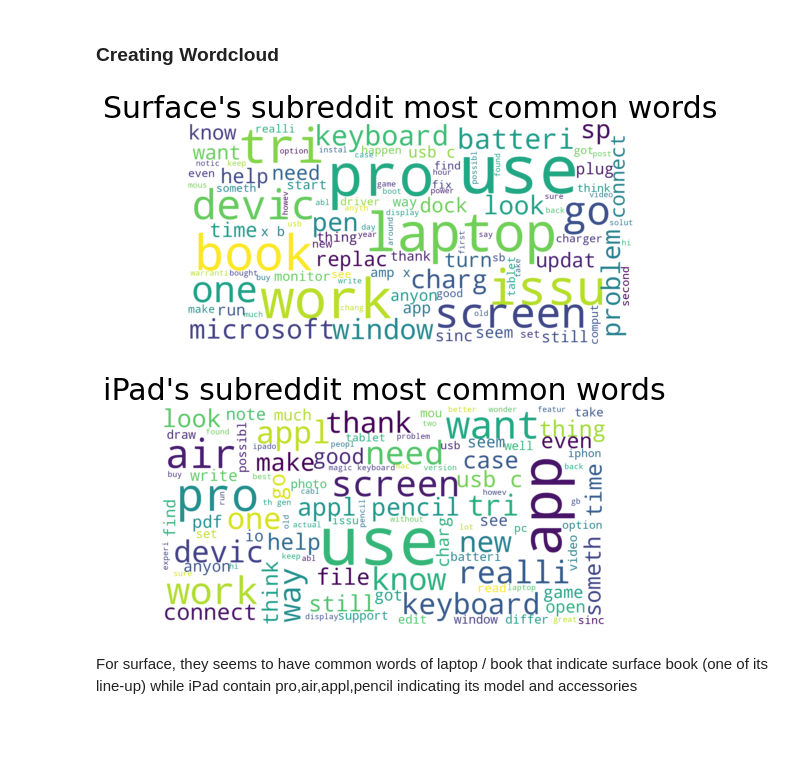
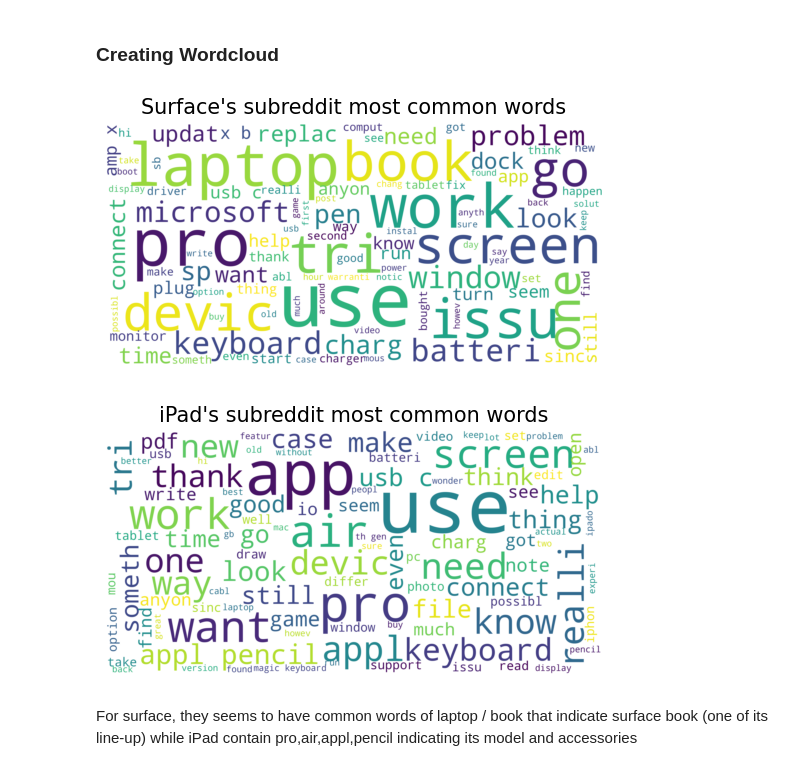
Before and after one commit to Tanupong/DSI_Project3, a Jupyter notebook: code/p3_model.ipynb, the cells around one changed output. Saved outputs shown, nothing was run; the diff lists cells and outputs as text; code cells hidden in the pictures; blank space fills up the shorter version.

```diff
--- a/code/p3_model.ipynb
+++ b/code/p3_model.ipynb
@@ -342,29 +348,28 @@ ipad_text = " ".join(data[data['subreddit'] == 1]['text'])
 stopwords_wordcloud = set(STOPWORDS)
 # %%
 # Create and generate a word cloud image:
-wordcloud_sf = WordCloud(scale=4,max_font_size=60, max_words=100, background_color="white",
+wordcloud_sf = WordCloud(scale=10,max_font_size=60, max_words=100, background_color="white",
                      stopwords=stopwords_wordcloud).generate(surface_text)
 
 # Display the generated image:
-plt.figure(figsize=(8,6))
-plt.title("Surface's subreddit most common words",fontsize=30)
+plt.title("Surface's subreddit most common words",fontsize=15)
 plt.imshow(wordcloud_sf, interpolation='bilinear')
 plt.axis("off")
 plt.show()
 
 # Create and generate a word cloud image:
-wordcloud_ip = WordCloud(scale=4,max_font_size=60, max_words=100, background_color="white",
+wordcloud_ip = WordCloud(scale=10,max_font_size=60, max_words=100, background_color="white",
                      stopwords=stopwords_wordcloud).generate(ipad_text)
 
 # Display the generated image:
-plt.figure(figsize=(8,6))
-plt.title("iPad's subreddit most common words",fontsize=30)
+
+plt.title("iPad's subreddit most common words",fontsize=15)
 plt.imshow(wordcloud_ip, interpolation='bilinear')
 plt.axis("off")
 plt.show()
 # %% [output]
-[figure, old version]
+[figure, new version]
-[figure, old version]
+[figure, new version]
 # %% [markdown]
 For surface, they seems to have common words of laptop / book that indicate surface book (one of its line-up) while iPad contain pro,air,appl,pencil indicating its model and accessories
 # %% [markdown]
```
Also changed, not shown: parts of 40 cells of this notebook, 2 other files.
